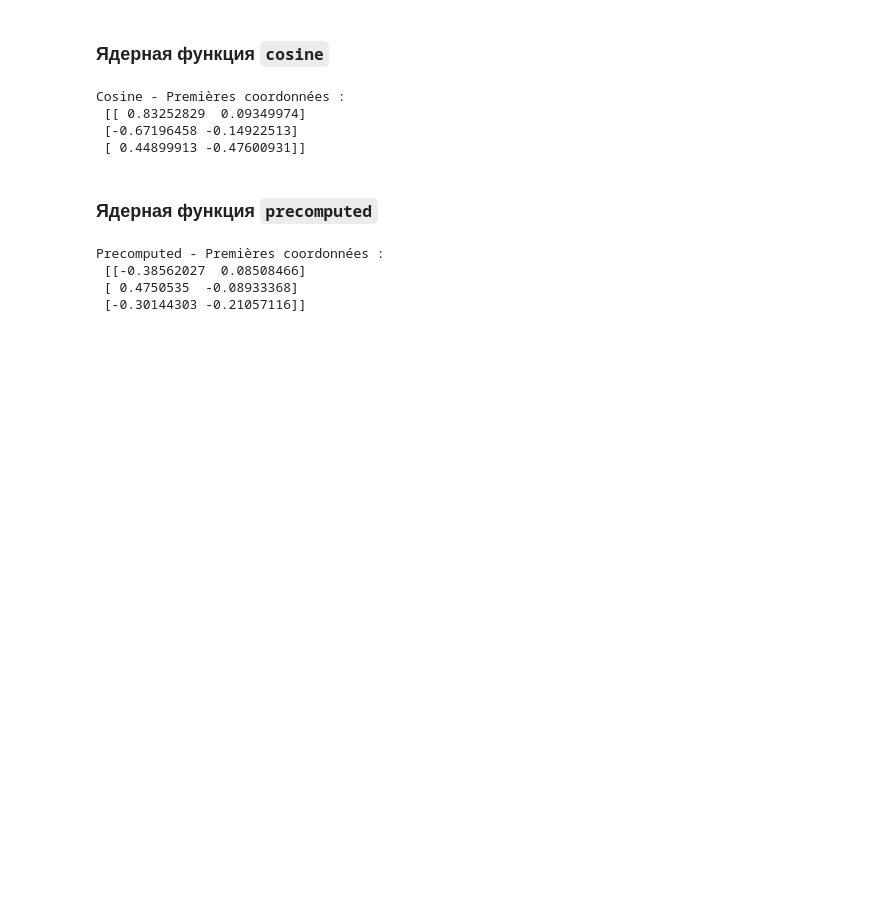
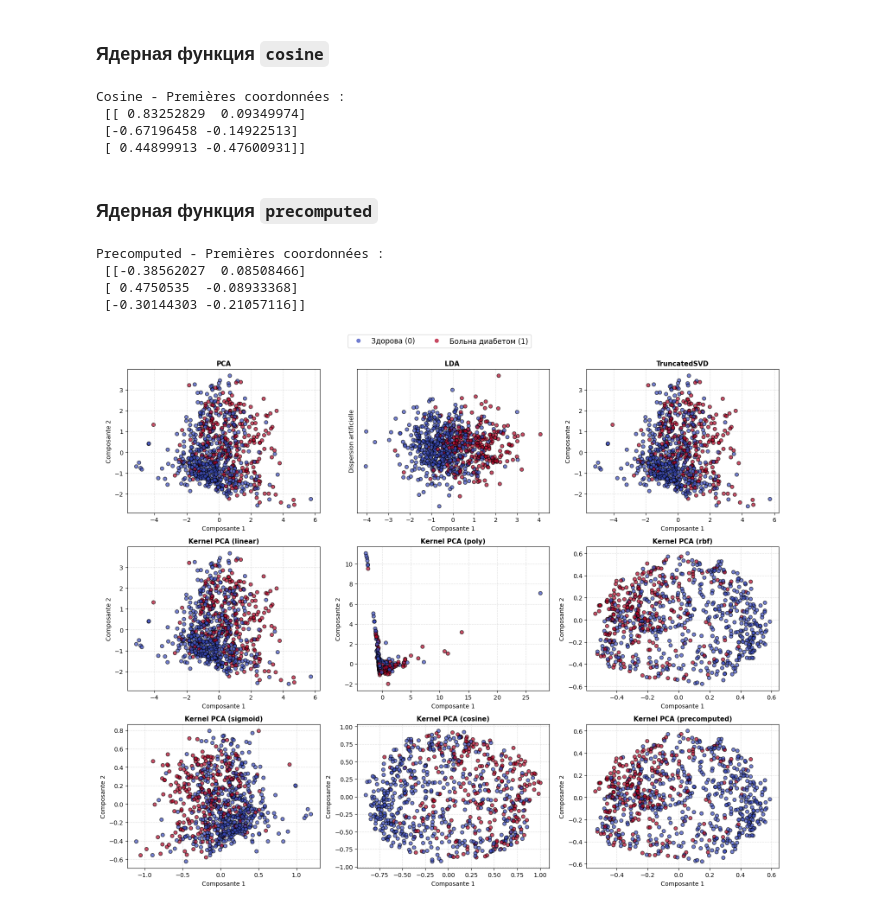
Before and after one commit to Dado233242/intro-ai-, a Jupyter notebook: lab3_PCA.ipynb, the cells around one changed output. Drawn from its saved outputs; the diff is of its cells as text; code cells hidden in the pictures; blank space fills up the shorter version.

```diff
--- a/lab3_PCA.ipynb
+++ b/lab3_PCA.ipynb
@@ -211,3 +208,83 @@ Precomputed - Premières coordonnées :
  [[-0.38562027  0.08508466]
  [ 0.4750535  -0.08933368]
  [-0.30144303 -0.21057116]]
+# %%
+import matplotlib.pyplot as plt
+import numpy as np
+from sklearn.decomposition import KernelPCA, PCA, TruncatedSVD
+from sklearn.discriminant_analysis import LinearDiscriminantAnalysis as LDA
+from sklearn.metrics.pairwise import rbf_kernel
+from sklearn.preprocessing import StandardScaler
+
+X_scaled = StandardScaler().fit_transform(X)
+
+models = [
+    ("PCA", PCA(n_components=2, random_state=42)),
+    ("LDA ", LDA(n_components=1)),
+    ("TruncatedSVD", TruncatedSVD(n_components=2, random_state=42)),
+    ("Kernel PCA (linear)", KernelPCA(n_components=2, kernel="linear")),
+    ("Kernel PCA (poly)", KernelPCA(n_components=2, kernel="poly", degree=3)),
+    ("Kernel PCA (rbf)", KernelPCA(n_components=2, kernel="rbf")),
+    ("Kernel PCA (sigmoid)", KernelPCA(n_components=2, kernel="sigmoid")),
+    ("Kernel PCA (cosine)", KernelPCA(n_components=2, kernel="cosine")),
+    (
+        "Kernel PCA (precomputed)",
+        KernelPCA(n_components=2, kernel="precomputed"),
+    ),
+]
+
+fig, axes = plt.subplots(3, 3, figsize=(16, 13))
+axes = axes.ravel()
+
+for idx, (name, model) in enumerate(models):
+  ax = axes[idx]
+
+  if "LDA" in name:
+    X_proj = model.fit_transform(X_scaled, y)
+    jitter = np.random.RandomState(42).normal(0, 0.05, size=len(y))
+    scatter = ax.scatter(
+        X_proj[:, 0], jitter, c=y, cmap="coolwarm", alpha=0.7, edgecolors="k"
+    )
+    ax.set_yticks([])
+    ax.set_ylabel("Dispersion artificielle")
+  elif "precomputed" in name:
+    K_matrix = rbf_kernel(X_scaled)
+    X_proj = model.fit_transform(K_matrix)
+    scatter = ax.scatter(
+        X_proj[:, 0],
+        X_proj[:, 1],
+        c=y,
+        cmap="coolwarm",
+        alpha=0.7,
+        edgecolors="k",
+    )
+    ax.set_ylabel("Composante 2")
+  else:
+    X_proj = model.fit_transform(X_scaled)
+    scatter = ax.scatter(
+        X_proj[:, 0],
+        X_proj[:, 1],
+        c=y,
+        cmap="coolwarm",
+        alpha=0.7,
+        edgecolors="k",
+    )
+    ax.set_ylabel("Composante 2")
+
+  ax.set_title(name, fontsize=11, fontweight="bold")
+  ax.set_xlabel("Composante 1")
+  ax.grid(True, linestyle="--", alpha=0.4)
+
+# Исправленная часть:
+handles, _ = scatter.legend_elements()
+fig.legend(
+    handles,
+    ["Здорова (0)", "Больна диабетом (1)"],
+    loc="upper center",
+    ncol=2,
+    fontsize=12,
+)
+plt.tight_layout(rect=[0, 0, 1, 0.96])
+plt.show()
+# %% [output]
+[figure, added]
```
Also changed, not shown: parts of 2 cells of this notebook.
